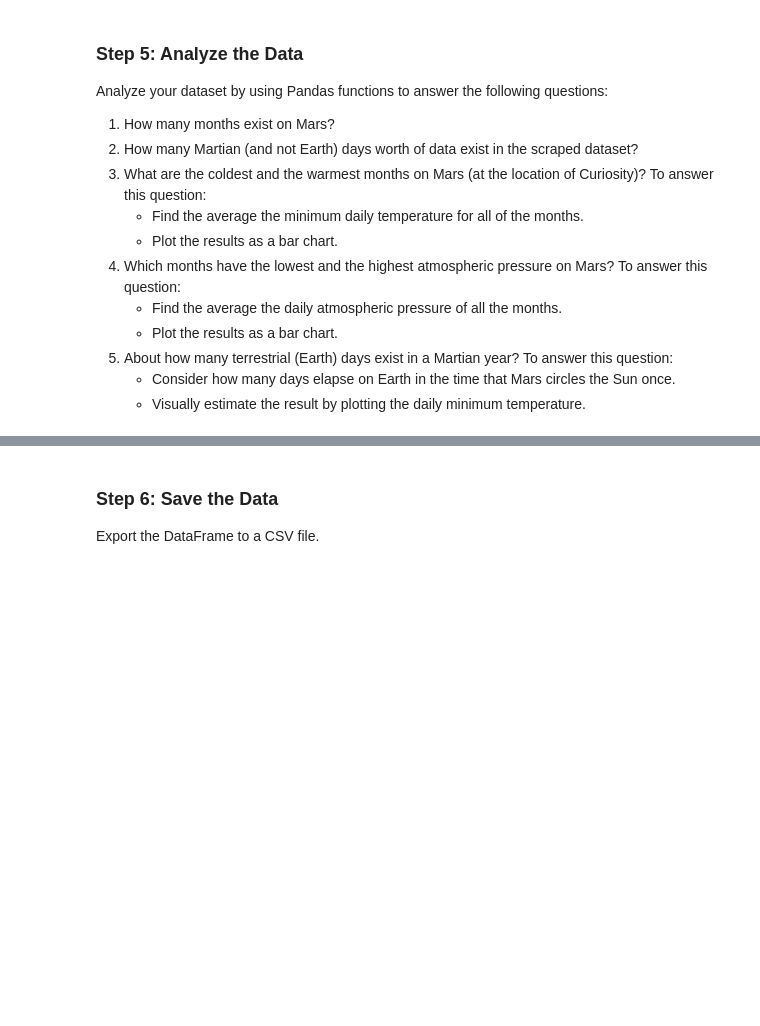
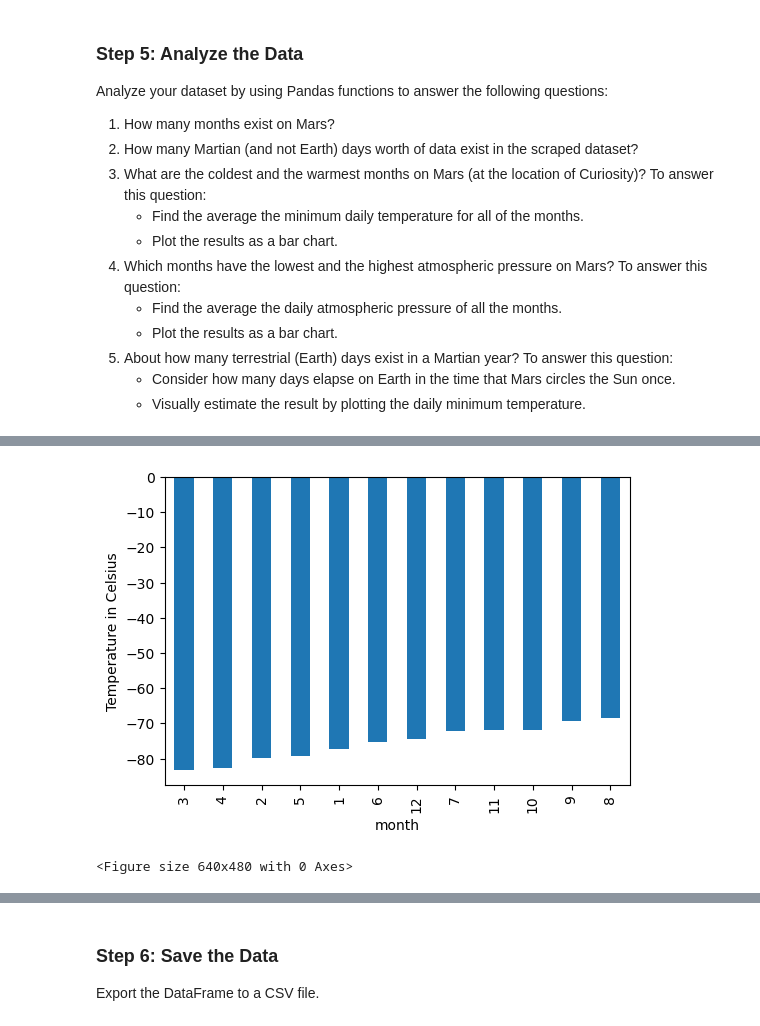
Before and after one commit to daniklafrance/splinter-beautifulsoup_challenge, a Jupyter notebook: part_2_mars_weather.ipynb, the cells around one changed output, grey strips where cells are left out. Drawn from its saved outputs; the diff is of its cells as text; code cells hidden in the pictures; blank space fills up the shorter version.

```diff
--- a/part_2_mars_weather.ipynb
+++ b/part_2_mars_weather.ipynb
@@ -105,4 +198,12 @@ Analyze your dataset by using Pandas functions to answer the following questions
 # %%
 # Identify the coldest and hottest months in Curiosity's location
+cold_hot = avg_low.sort_values()
+cold_hot_chart = cold_hot.plot(kind='bar', figsize=(6,4))
+cold_hot_chart.set_ylabel('Temperature in Celsius')
+plt.show()
+plt.tight_layout()
+# %% [output]
+[figure, added]
+<Figure size 640x480 with 0 Axes>
 # %%
 # 4. Average pressure by Martian month
```
Also changed, not shown: parts of 22 cells of this notebook.
